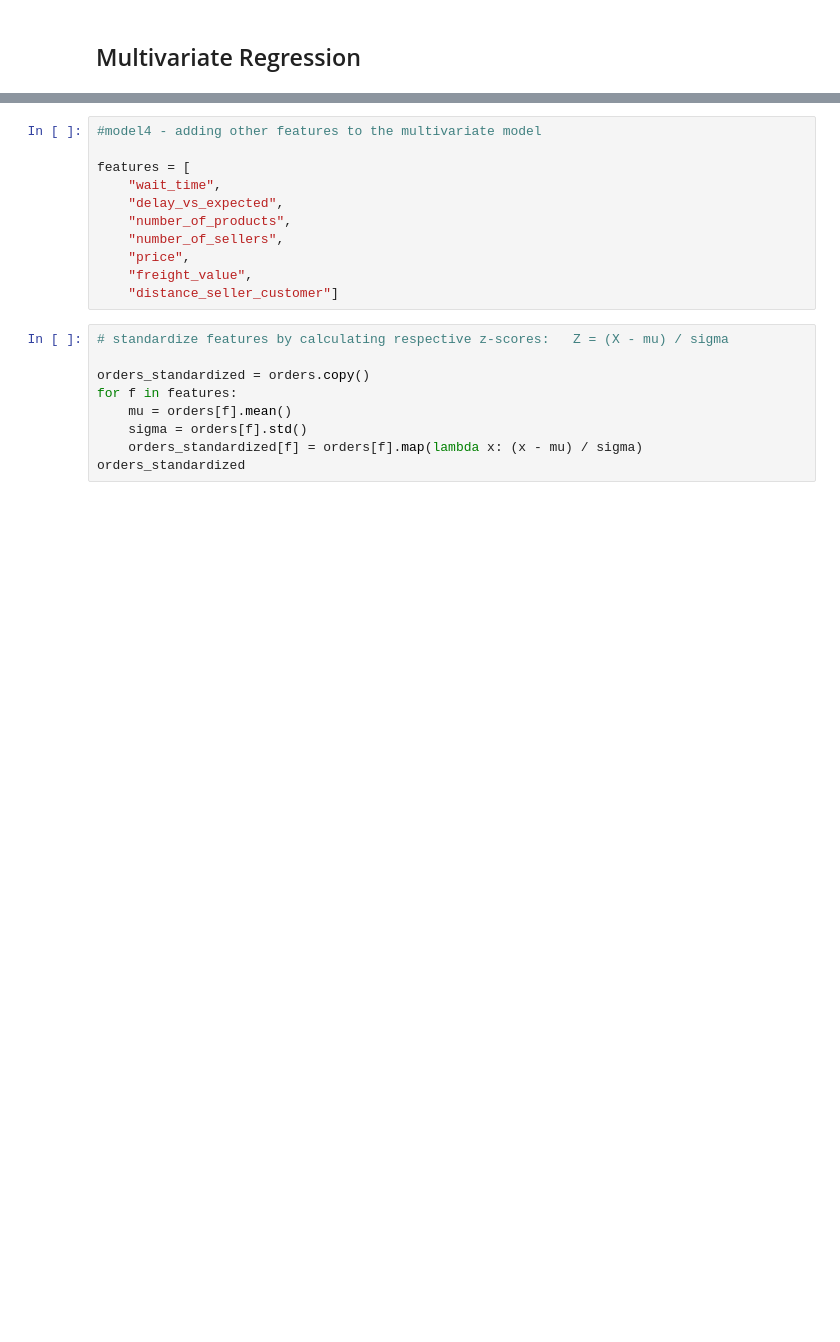
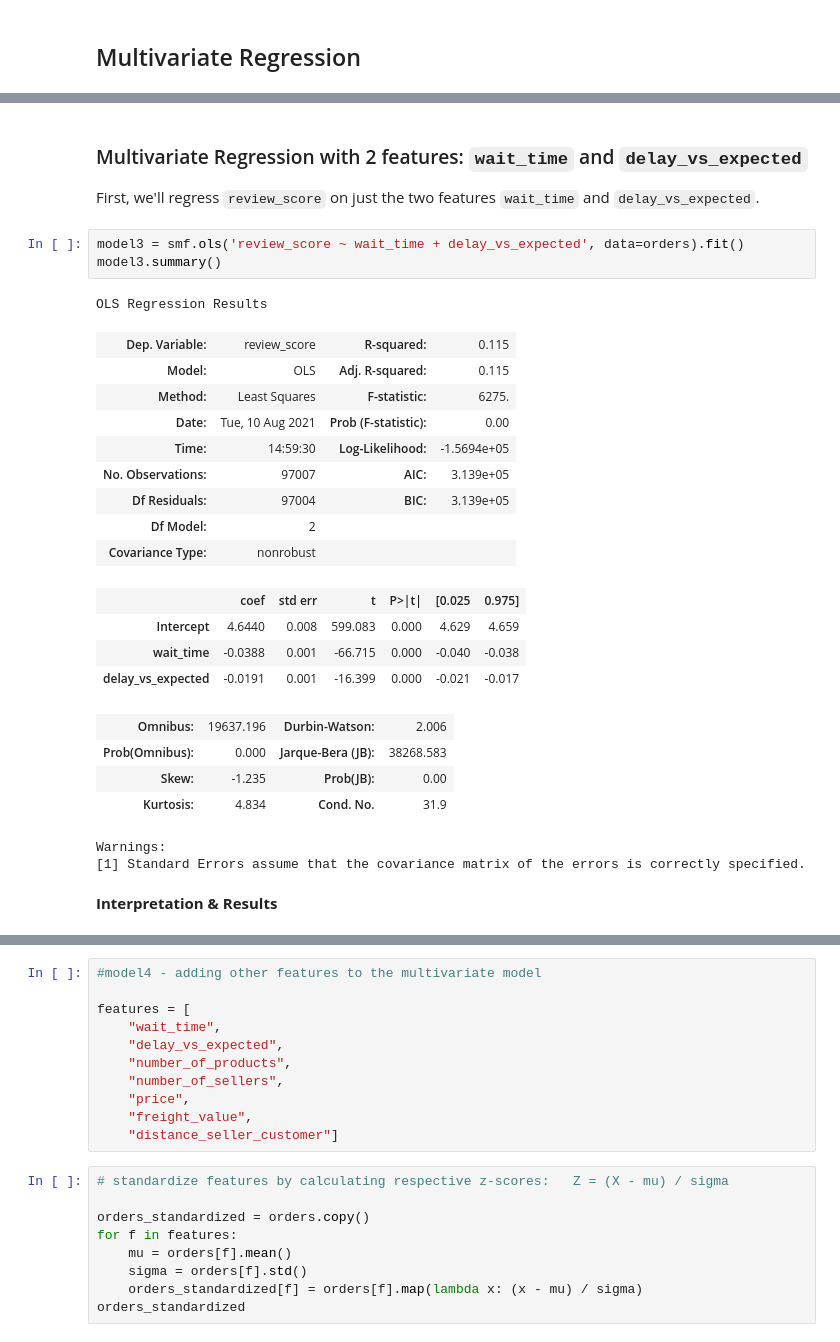
Before and after one commit to phlln/olist-analysis, a Jupyter notebook: notebooks/Orders Analysis.ipynb, the cells around one changed output, grey strips where cells are left out. Cells and saved outputs as stored; diff of their text form; blank space fills up the shorter version.

Commit message:
added interpretation to multivariate analysis

```diff
--- a/notebooks/Orders Analysis.ipynb
+++ b/notebooks/Orders Analysis.ipynb
@@ -560,0 +544,29 @@ print(model3.summary())
+# %% [markdown]
+### Multivariate Regression with 2 features: `wait_time` and `delay_vs_expected`
+First, we'll regress `review_score` on just the two features `wait_time` and `delay_vs_expected`.
+# %%
+model3 = smf.ols('review_score ~ wait_time + delay_vs_expected', data=orders).fit()
+model3.summary()
+# %% [output]
+OLS Regression Results
+| Dep. Variable: | review_score | R-squared: | 0.115 |
+| Model: | OLS | Adj. R-squared: | 0.115 |
+| Method: | Least Squares | F-statistic: | 6275. |
+| Date: | Tue, 10 Aug 2021 | Prob (F-statistic): | 0.00 |
+| Time: | 14:59:30 | Log-Likelihood: | -1.5694e+05 |
+| No. Observations: | 97007 | AIC: | 3.139e+05 |
+| Df Residuals: | 97004 | BIC: | 3.139e+05 |
+| Df Model: | 2 |  |  |
+| Covariance Type: | nonrobust |  |  |
+|  | coef | std err | t | P>|t| | [0.025 | 0.975] |
+| Intercept | 4.6440 | 0.008 | 599.083 | 0.000 | 4.629 | 4.659 |
+| wait_time | -0.0388 | 0.001 | -66.715 | 0.000 | -0.040 | -0.038 |
+| delay_vs_expected | -0.0191 | 0.001 | -16.399 | 0.000 | -0.021 | -0.017 |
+| Omnibus: | 19637.196 | Durbin-Watson: | 2.006 |
+| Prob(Omnibus): | 0.000 | Jarque-Bera (JB): | 38268.583 |
+| Skew: | -1.235 | Prob(JB): | 0.00 |
+| Kurtosis: | 4.834 | Cond. No. | 31.9 |
+Warnings:
+[1] Standard Errors assume that the covariance matrix of the errors is correctly specified.
+# %% [markdown]
+**Interpretation & Results**
```
Also changed, not shown: parts of 15 cells of this notebook.
